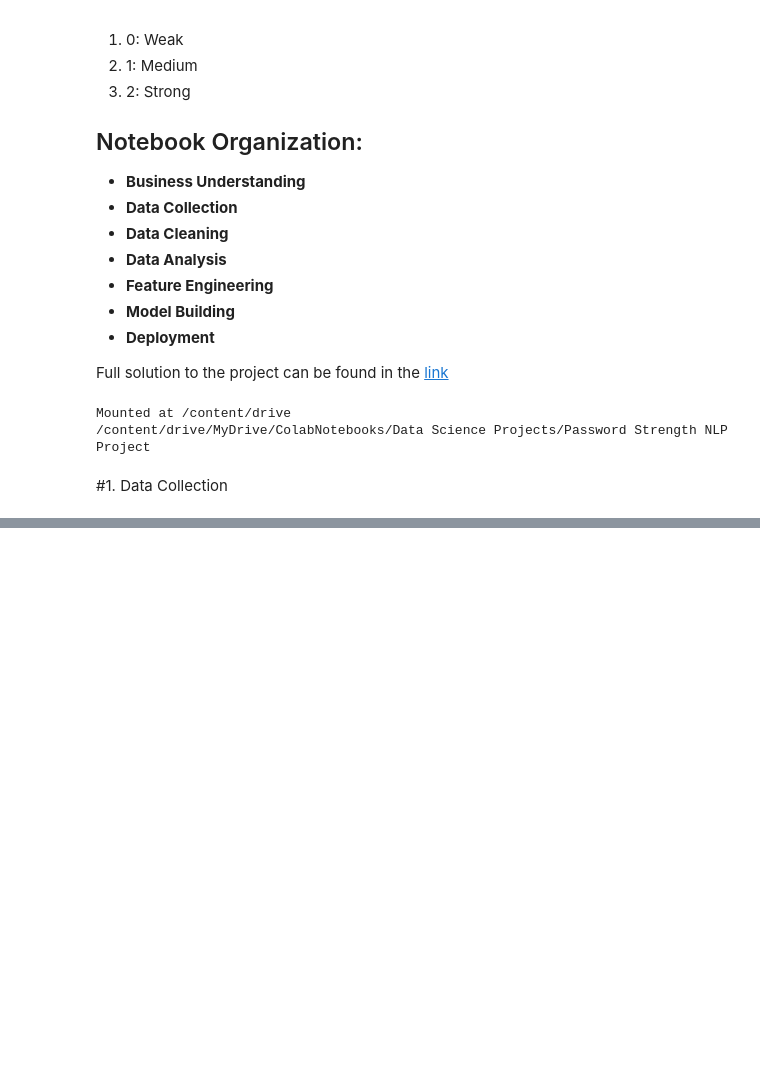
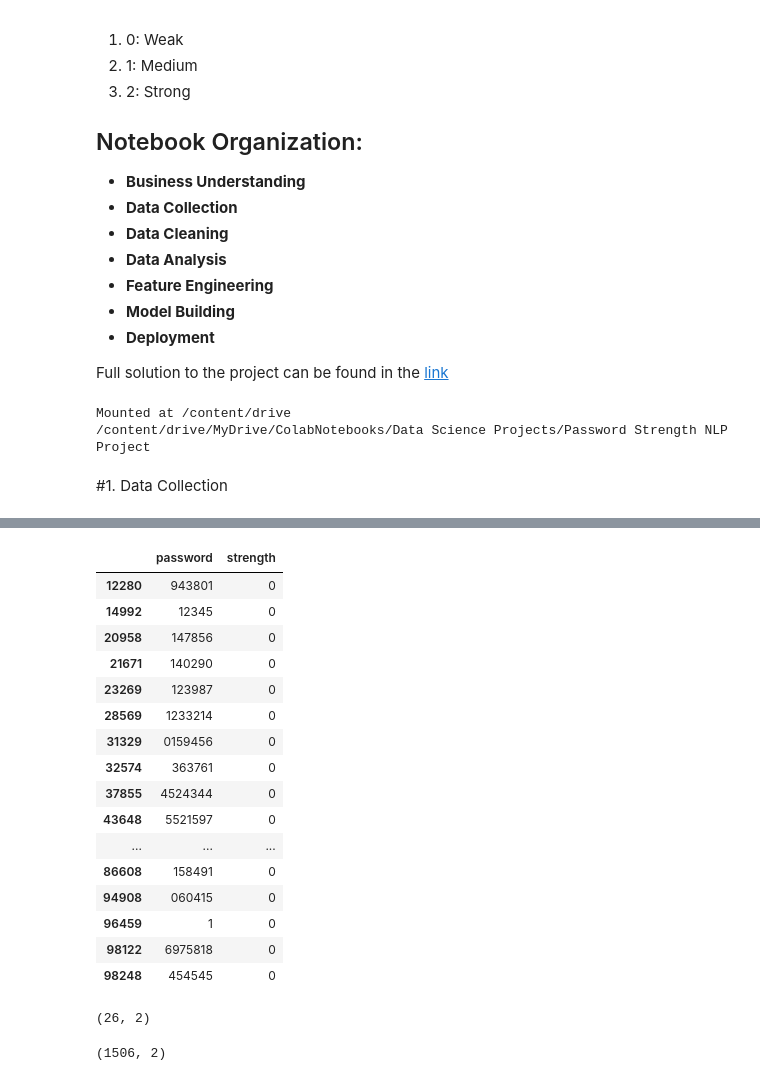
Before and after one commit to anilaksu/AI-and-Data-Science-Codes, a Jupyter notebook: Data_Science_Project_2_Password_Strength_with_NLP.ipynb, the cells around one changed output, grey strips where cells are left out. Drawn from its saved outputs; the diff is of its cells as text; code cells hidden in the pictures; blank space fills up the shorter version.

```diff
--- a/Data_Science_Project_2_Password_Strength_with_NLP.ipynb
+++ b/Data_Science_Project_2_Password_Strength_with_NLP.ipynb
@@ -41,0 +49,6 @@ Mounted at /content/drive
+# %%
+# Here we query password data with SQLite
+import sqlite3
+conn = sqlite3.connect('password_data.sqlite')       # Here we establish a connection
+df = pd.read_sql_query("SELECT * FROM Users", conn)   # Here we form a data table with SQL query
+df.head()
@@ -41,0 +64,3 @@ Mounted at /content/drive
+# %%
+df.drop(['index'], axis = 1, inplace = True) # Here we drop index, which has no use in our analysis
+df.head()
@@ -41,0 +109,30 @@ Mounted at /content/drive
+# %%
+# Here we check if there only numeric characters
+df[df['password'].str.isnumeric()]
+# %% [output]
+|  | password | strength |
+| 12280 | 943801 | 0 |
+| 14992 | 12345 | 0 |
+| 20958 | 147856 | 0 |
+| 21671 | 140290 | 0 |
+| 23269 | 123987 | 0 |
+| 28569 | 1233214 | 0 |
+| 31329 | 0159456 | 0 |
+| 32574 | 363761 | 0 |
+| 37855 | 4524344 | 0 |
+| 43648 | 5521597 | 0 |
+| ... | ... | ... |
+| 86608 | 158491 | 0 |
+| 94908 | 060415 | 0 |
+| 96459 | 1 | 0 |
+| 98122 | 6975818 | 0 |
+| 98248 | 454545 | 0 |
+# %%
+df[df['password'].str.isnumeric()].shape
+# %% [output]
+(26, 2)
+# %%
+# Here we check if there only Upper-case character
+df[df['password'].str.isupper()].shape
+# %% [output]
+(1506, 2)
```
Also changed, not shown: parts of 24 cells of this notebook.
